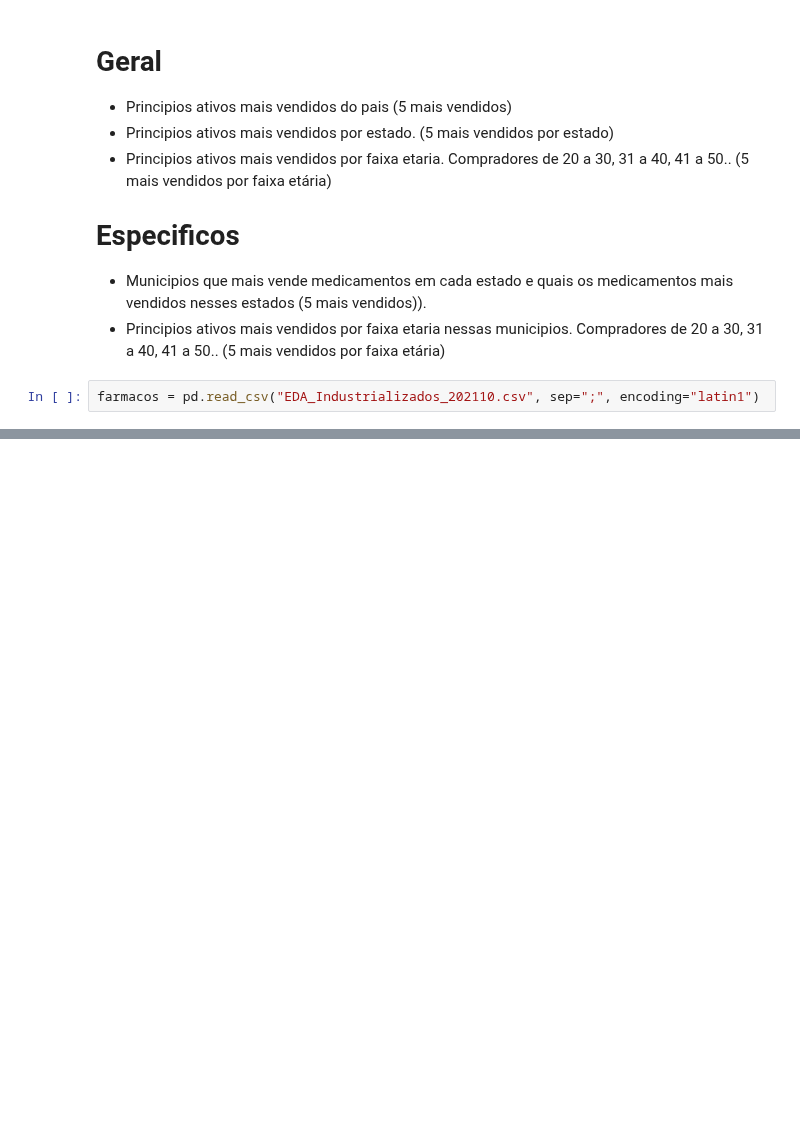
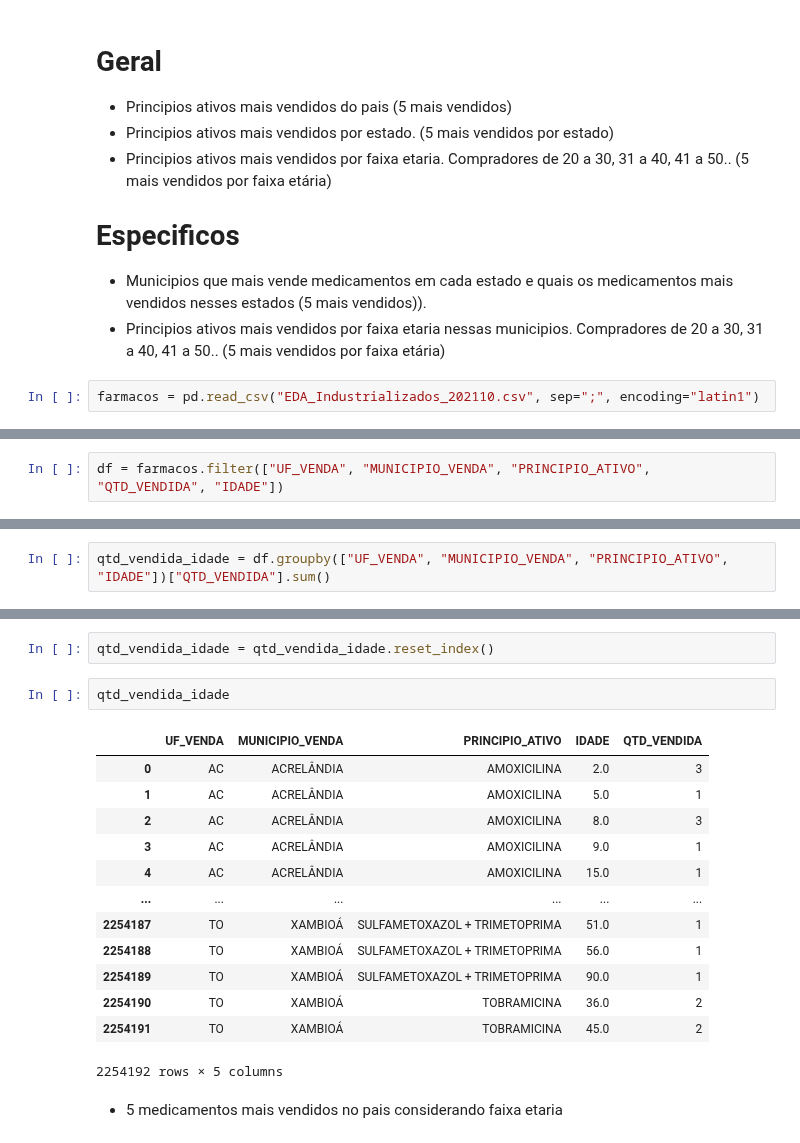
Before and after one commit to HyperaWictor/Trabalho-Final---Modulo-2-Data-Journey-, a Jupyter notebook: projeto_final.ipynb, the cells around one changed output, grey strips where cells are left out. Drawn from its saved outputs; the diff is of its cells as text; blank space fills up the shorter version.

```diff
--- a/projeto_final.ipynb
+++ b/projeto_final.ipynb
@@ -190,0 +34,2 @@ TypeError: reduction operation 'argmax' not allowed for this dtype
+# %%
+df = farmacos.filter(["UF_VENDA", "MUNICIPIO_VENDA", "PRINCIPIO_ATIVO", "QTD_VENDIDA", "IDADE"])
@@ -190,0 +45,2 @@ TypeError: reduction operation 'argmax' not allowed for this dtype
+# %%
+qtd_vendida_idade = df.groupby(["UF_VENDA", "MUNICIPIO_VENDA", "PRINCIPIO_ATIVO", "IDADE"])["QTD_VENDIDA"].sum()
@@ -190,0 +63,20 @@ TypeError: reduction operation 'argmax' not allowed for this dtype
+# %%
+qtd_vendida_idade = qtd_vendida_idade.reset_index()
+# %%
+qtd_vendida_idade
+# %% [output]
+|  | UF_VENDA | MUNICIPIO_VENDA | PRINCIPIO_ATIVO | IDADE | QTD_VENDIDA |
+| 0 | AC | ACRELÂNDIA | AMOXICILINA | 2.0 | 3 |
+| 1 | AC | ACRELÂNDIA | AMOXICILINA | 5.0 | 1 |
+| 2 | AC | ACRELÂNDIA | AMOXICILINA | 8.0 | 3 |
+| 3 | AC | ACRELÂNDIA | AMOXICILINA | 9.0 | 1 |
+| 4 | AC | ACRELÂNDIA | AMOXICILINA | 15.0 | 1 |
+| ... | ... | ... | ... | ... | ... |
+| 2254187 | TO | XAMBIOÁ | SULFAMETOXAZOL + TRIMETOPRIMA | 51.0 | 1 |
+| 2254188 | TO | XAMBIOÁ | SULFAMETOXAZOL + TRIMETOPRIMA | 56.0 | 1 |
+| 2254189 | TO | XAMBIOÁ | SULFAMETOXAZOL + TRIMETOPRIMA | 90.0 | 1 |
+| 2254190 | TO | XAMBIOÁ | TOBRAMICINA | 36.0 | 2 |
+| 2254191 | TO | XAMBIOÁ | TOBRAMICINA | 45.0 | 2 |
+2254192 rows × 5 columns
+# %% [markdown]
+- 5 medicamentos mais vendidos no pais considerando faixa etaria
```
Also changed, not shown: parts of 48 cells of this notebook, 1 other file.
